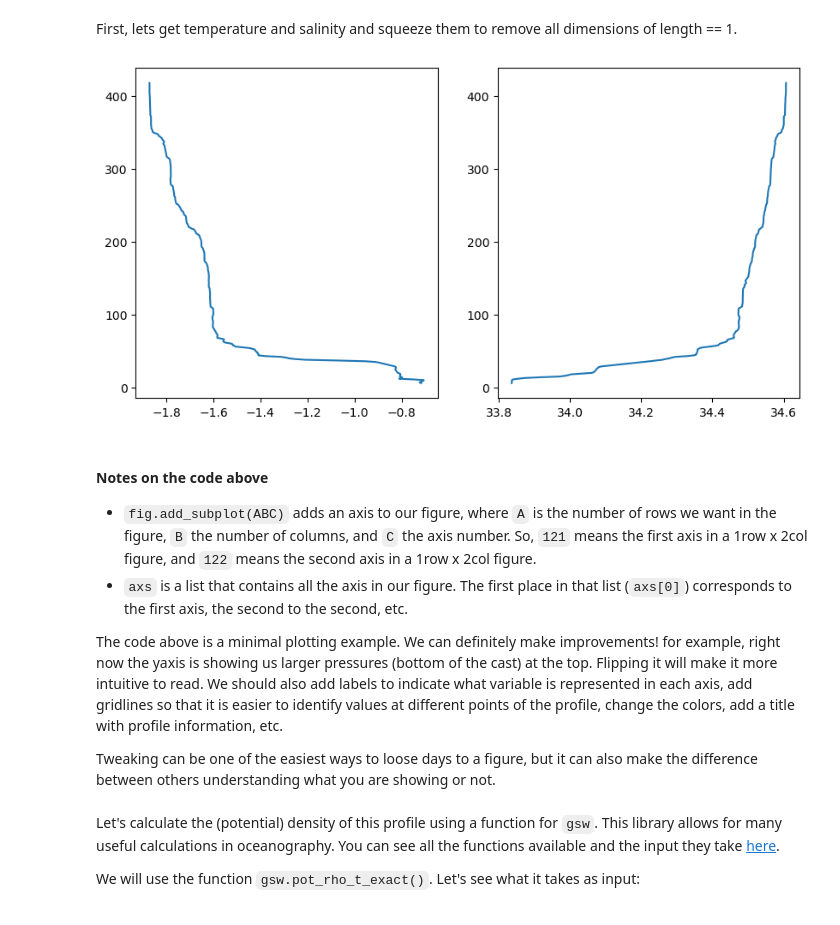
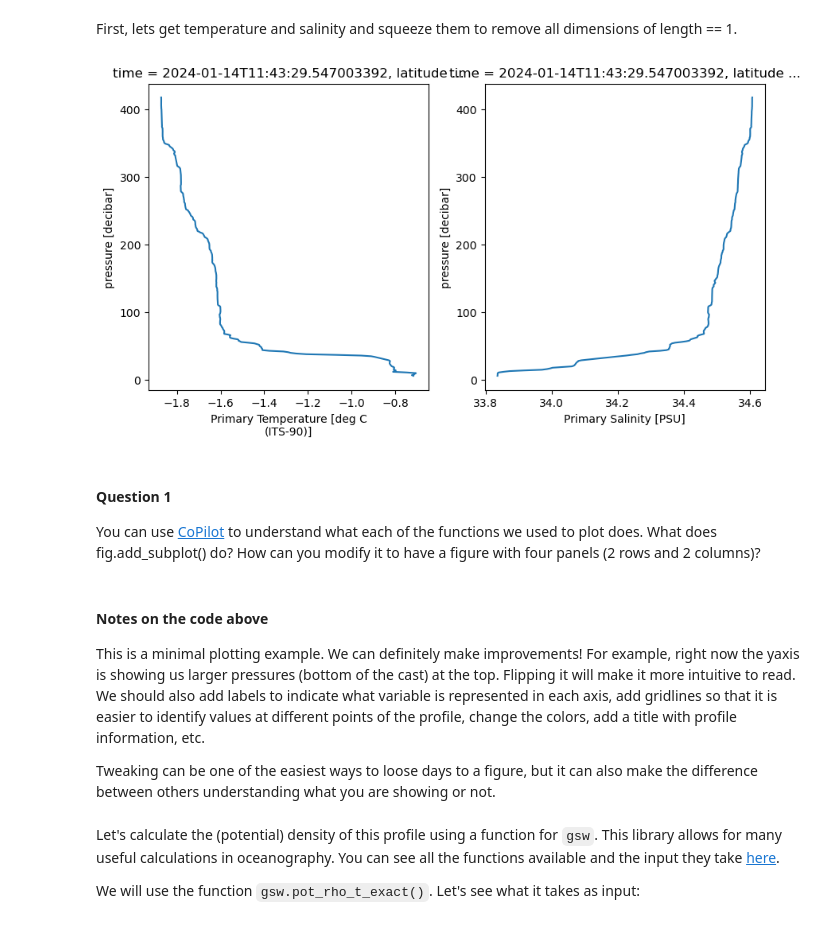
Before and after one commit to julia-neme/KSA_Observations_Modelling, a Jupyter notebook: Class1/Introduction_to_CTDs.ipynb, the cells around one changed output. Saved outputs shown, nothing was run; the diff lists cells and outputs as text; code cells hidden in the pictures.

Commit message:
Added copilot suggestions and changed to use ds.plot()

```diff
--- a/Class1/Introduction_to_CTDs.ipynb
+++ b/Class1/Introduction_to_CTDs.ipynb
@@ -113,21 +113,23 @@ salinity = CTD['salinity'].squeeze()
 # %%
 # Create a figure instance
 fig = plt.figure(figsize = (10,5))
 # Add two axes to the figure, one for temperature and one for salinity
 axs = [fig.add_subplot(121), fig.add_subplot(122)]
 
 # Plot temperature
-axs[0].plot(temperature, CTD['pressure']);
+temperature.plot(ax = axs[0], y = 'pressure')
 # Plot salinity
-axs[1].plot(salinity, CTD['pressure']);
+salinity.plot(ax = axs[1], y = 'pressure');
 # %% [output]
-[figure, old version]
+[figure, new version]
+# %% [markdown]
+#### Question 1
+
+You can use [CoPilot](https://copilot.microsoft.com/) to understand what each of the functions we used to plot does. What does fig.add_subplot() do? How can you modify it to have a figure with four panels (2 rows and 2 columns)?
 # %% [markdown]
 #### Notes on the code above
-  - `fig.add_subplot(ABC)` adds an axis to our figure, where `A` is the number of rows we want in the figure, `B` the number of columns, and `C` the axis number. So, `121` means the first axis in a 1row x 2col figure, and `122` means the second axis in a 1row x 2col figure.
-  - `axs` is a list that contains all the axis in our figure. The first place in that list (`axs[0]`) corresponds to the first axis, the second to the second, etc.
 
-The code above is a minimal plotting example. We can definitely make improvements! for example, right now the yaxis is showing us larger pressures (bottom of the cast) at the top. Flipping it will make it more intuitive to read. We should also add labels to indicate what variable is represented in each axis, add gridlines so that it is easier to identify values at different points of the profile, change the colors, add a title with profile information, etc.
+This is a minimal plotting example. We can definitely make improvements! For example, right now the yaxis is showing us larger pressures (bottom of the cast) at the top. Flipping it will make it more intuitive to read. We should also add labels to indicate what variable is represented in each axis, add gridlines so that it is easier to identify values at different points of the profile, change the colors, add a title with profile information, etc.
 
 Tweaking can be one of the easiest ways to loose days to a figure, but it can also make the difference between others understanding what you are showing or not.
 # %% [markdown]
```
Also changed, not shown: parts of 13 cells of this notebook.
